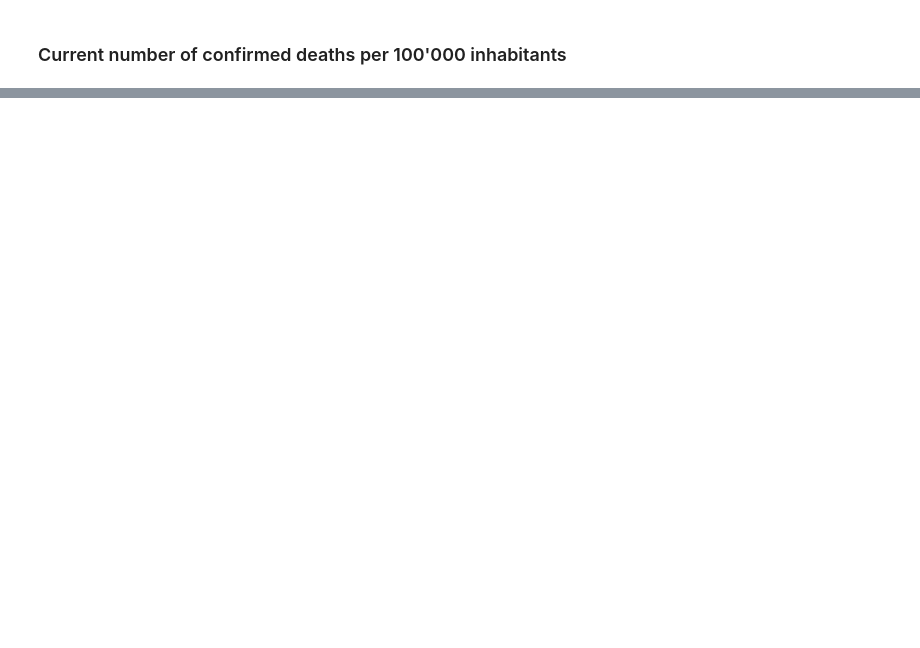
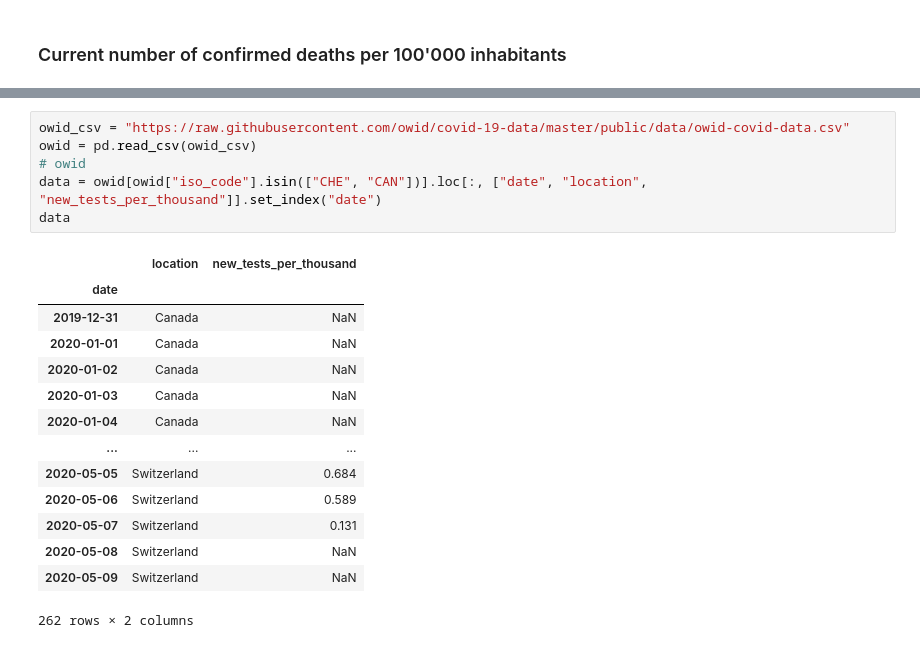
Before and after one commit to willharris/coronastats, a Jupyter notebook: coronastats.ipynb, the cells around one changed output, grey strips where cells are left out. Saved outputs shown, nothing was run; the diff lists cells and outputs as text; blank space fills up the shorter version.

```diff
--- a/coronastats.ipynb
+++ b/coronastats.ipynb
@@ -166,0 +167,21 @@ for k, v in dpm_today.iterrows():
+# %%
+owid_csv = "https://raw.githubusercontent.com/owid/covid-19-data/master/public/data/owid-covid-data.csv"
+owid = pd.read_csv(owid_csv)
+# owid
+data = owid[owid["iso_code"].isin(["CHE", "CAN"])].loc[:, ["date", "location", "new_tests_per_thousand"]].set_index("date")
+data
+# %% [output]
+|  | location | new_tests_per_thousand |
+| date |  |  |
+| 2019-12-31 | Canada | NaN |
+| 2020-01-01 | Canada | NaN |
+| 2020-01-02 | Canada | NaN |
+| 2020-01-03 | Canada | NaN |
+| 2020-01-04 | Canada | NaN |
+| ... | ... | ... |
+| 2020-05-05 | Switzerland | 0.684 |
+| 2020-05-06 | Switzerland | 0.589 |
+| 2020-05-07 | Switzerland | 0.131 |
+| 2020-05-08 | Switzerland | NaN |
+| 2020-05-09 | Switzerland | NaN |
+262 rows × 2 columns
```
Also changed, not shown: parts of 6 cells of this notebook, 1 other file.
